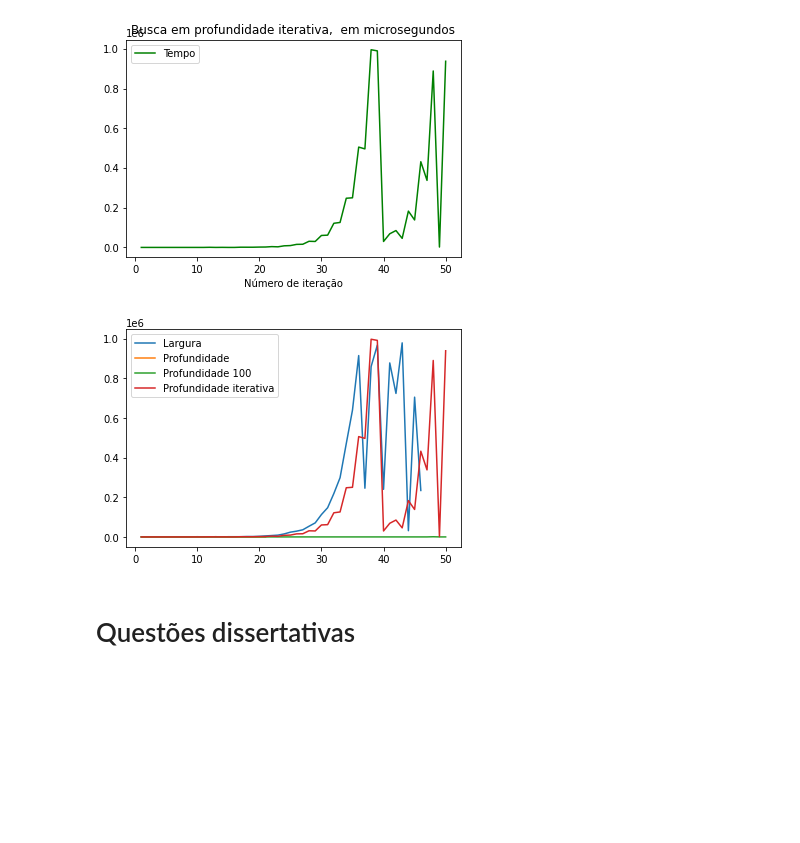
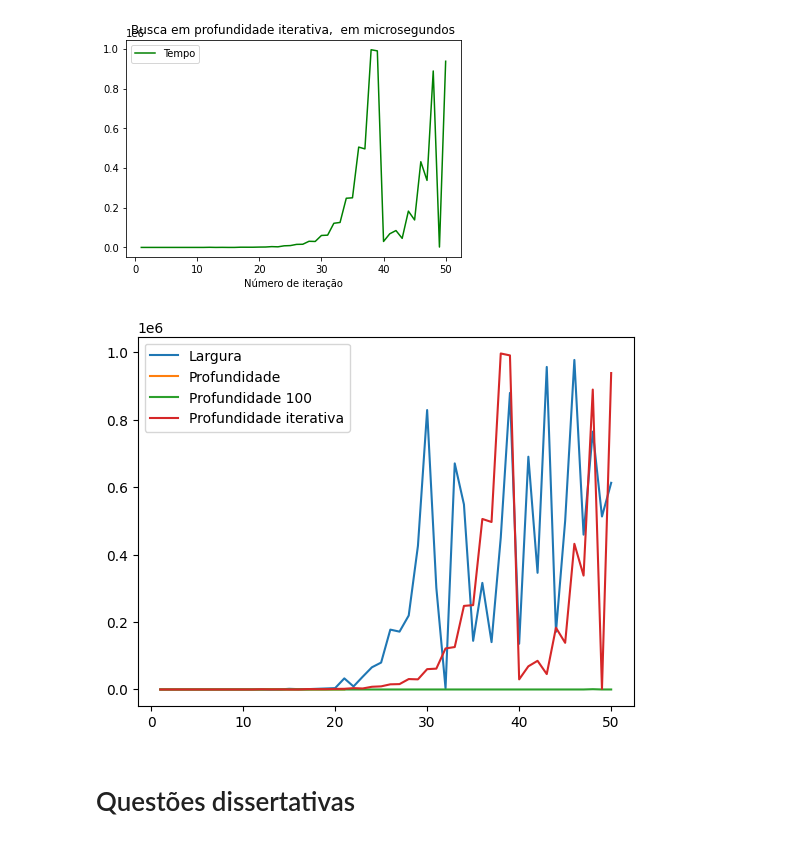
Before and after one commit to Eduardosmb/ia-exs, a Jupyter notebook: main.ipynb, the cells around one changed output. Cells and saved outputs as stored; diff of their text form; code cells hidden in the pictures; blank space fills up the shorter version.

```diff
--- a/main.ipynb
+++ b/main.ipynb
@@ -392,21 +392,21 @@ plt.show()
 # %%
 import matplotlib.pyplot as plt
 import pandas as pd
 
 
-df = pd.read_csv('IA.csv')
+df = pd.read_csv('IA_largura_final.csv')
 df_profundidade = pd.read_csv('IA_profundidade_10.csv')
 df_profundidade_100 = pd.read_csv('IA_profundidade_100.csv')
 df_profundidade_iterativa = pd.read_csv('IA_profundidade_terativa.csv')
 
 plt.plot(df['Número de iteração'], df['Tempo'], label='Largura')
 plt.plot(df_profundidade['Número de iteração'], df_profundidade['Tempo'], label='Profundidade')
 plt.plot(df_profundidade_100['Número de iteração'], df_profundidade_100['Tempo'], label='Profundidade 100')
 plt.plot(df_profundidade_iterativa['Número de iteração'], df_profundidade_iterativa['Tempo'], label='Profundidade iterativa')
 plt.legend()
 plt.show()
 # %% [output]
-[figure, old version]
+[figure, new version]
 # %% [markdown]
 # Questões dissertativas
 # %% [markdown]
```
Also changed, not shown: parts of 3 cells of this notebook, 1 other file.
